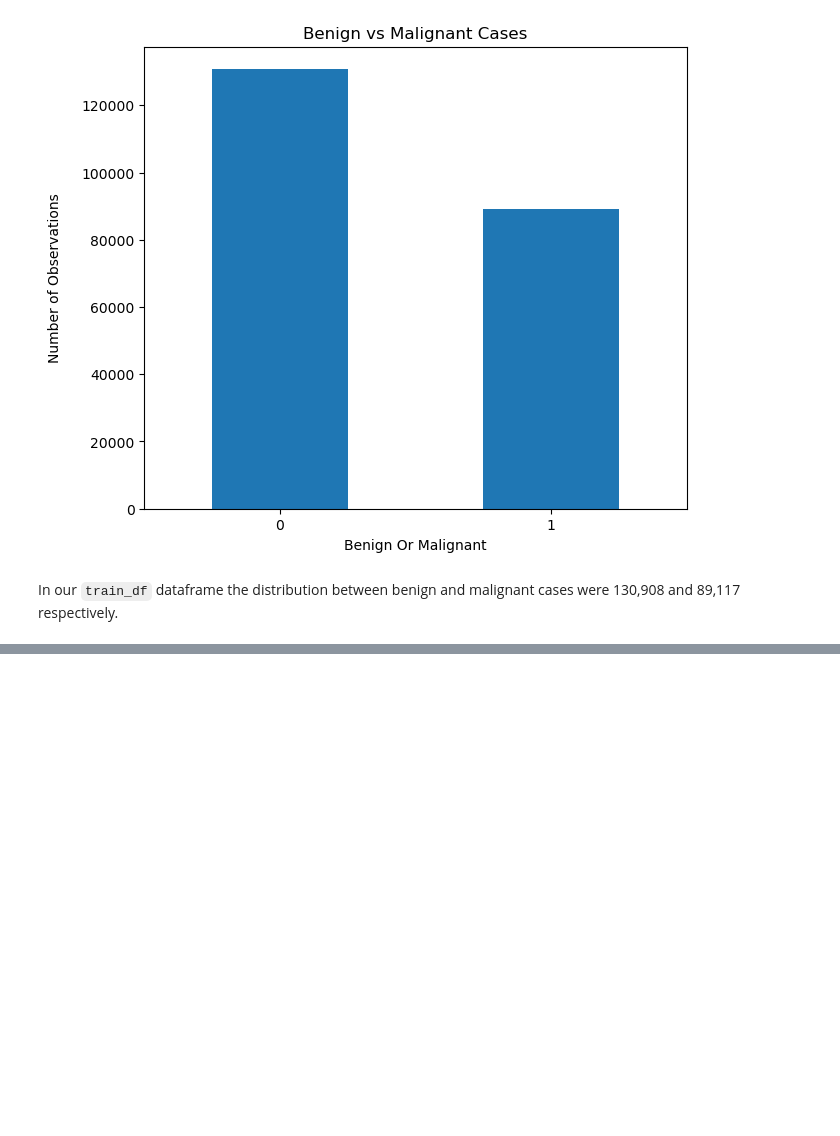
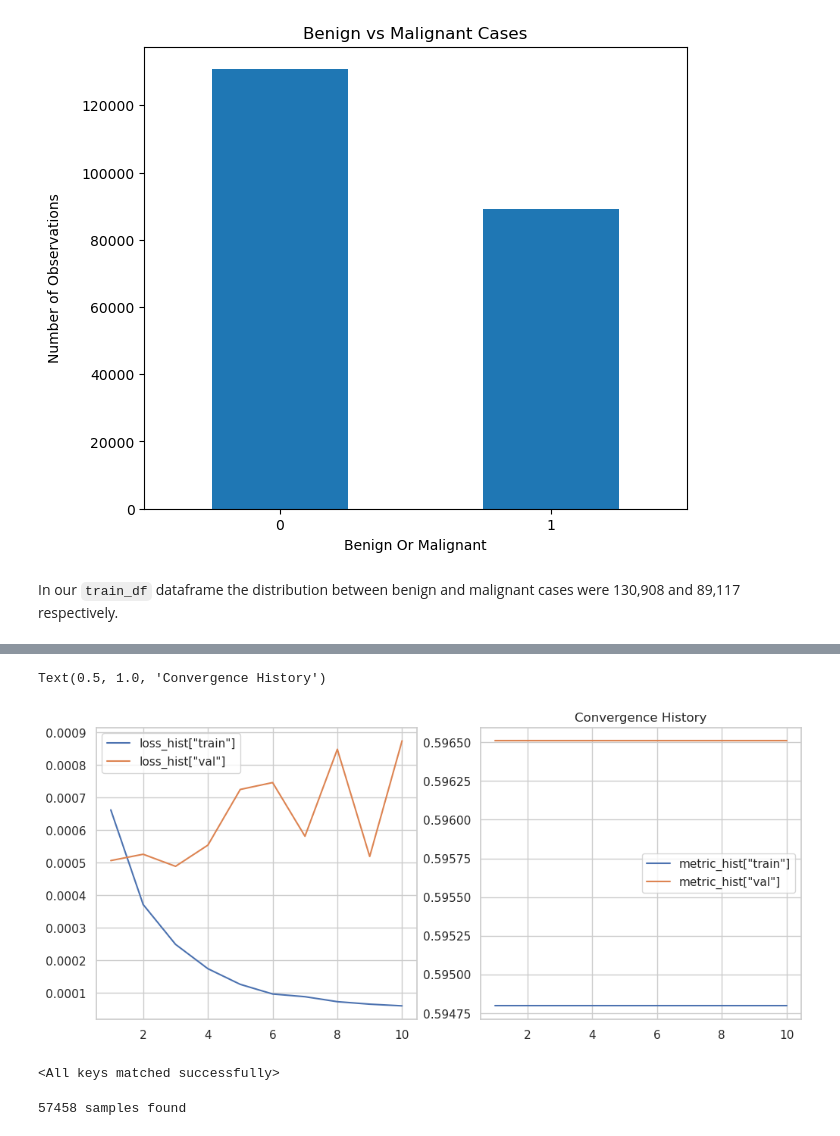
Before and after one commit to lruizarce/Cancer_Detection_Image_Classifier, a Jupyter notebook: cancerdetectioncnns.ipynb, the cells around one changed output, grey strips where cells are left out. Drawn from its saved outputs; the diff is of its cells as text; code cells hidden in the pictures; blank space fills up the shorter version.

```diff
--- a/cancerdetectioncnns.ipynb
+++ b/cancerdetectioncnns.ipynb
@@ -143,0 +239,3 @@ After converting our images to a tensor we are able to identify the size of our
+# %%
+resnet18 = timm.create_model("resnet18", pretrained=True, num_classes=1)
+resnet18 = resnet18.cuda(device)
@@ -143,0 +246,2 @@ After converting our images to a tensor we are able to identify the size of our
+# %%
+loss_func = nn.BCEWithLogitsLoss()
@@ -143,0 +250,3 @@ After converting our images to a tensor we are able to identify the size of our
+# %%
+opt = optim.Adam(resnet18.parameters(), lr=3e-4)
+lr_scheduler = ReduceLROnPlateau(opt, mode='min', factor=0.5, patience=20, verbose=0)
@@ -143,0 +368,17 @@ After converting our images to a tensor we are able to identify the size of our
+# %%
+device = torch.device('cuda' if torch.cuda.is_available() else 'cpu')
+resnet18.to(device)
+
+params_train={
+    "train": train_dl,"val": val_dl,
+    "epochs": 10,
+    "optimiser": opt,
+    "lr_change": lr_scheduler,
+    "f_loss": loss_func,
+    "device": device,
+    "weight_path": "weights.pt",
+}
+
+# Train model
+
+resnet18, loss_hist, metric_hist = train_val(resnet18, params_train, verbose=True)
@@ -143,0 +418,15 @@ After converting our images to a tensor we are able to identify the size of our
+# %%
+import seaborn as sns; sns.set(style='whitegrid')
+
+epochs=params_train["epochs"]
+
+fig,ax = plt.subplots(1,2,figsize=(12,5))
+
+sns.lineplot(x=[*range(1,epochs+1)],y=loss_hist["train"],ax=ax[0],label='loss_hist["train"]')
+sns.lineplot(x=[*range(1,epochs+1)],y=loss_hist["val"],ax=ax[0],label='loss_hist["val"]')
+sns.lineplot(x=[*range(1,epochs+1)],y=metric_hist["train"],ax=ax[1],label='metric_hist["train"]')
+sns.lineplot(x=[*range(1,epochs+1)],y=metric_hist["val"],ax=ax[1],label='metric_hist["val"]')
+plt.title('Convergence History')
+# %% [output]
+Text(0.5, 1.0, 'Convergence History')
+[figure, added]
@@ -143,0 +463,17 @@ After converting our images to a tensor we are able to identify the size of our
+# %%
+# load any model weights for the model
+resnet18.load_state_dict(torch.load('weights.pt'))
+# %% [output]
+<All keys matched successfully>
+# %%
+path2sub = "/kaggle/input/histopathologic-cancer-detection/sample_submission.csv"
+labels_df = pd.read_csv(path2sub)
+data_dir = '/kaggle/input/histopathologic-cancer-detection/'
+
+data_transformer = transforms.Compose([transforms.ToTensor(),
+                                       transforms.Resize((224, 224))])
+
+img_dataset_test = cancerdata_test(data_dir,data_transformer,data_type="test")
+print(len(img_dataset_test), 'samples found')
+# %% [output]
+57458 samples found
```
Also changed, not shown: parts of 31 cells of this notebook.
